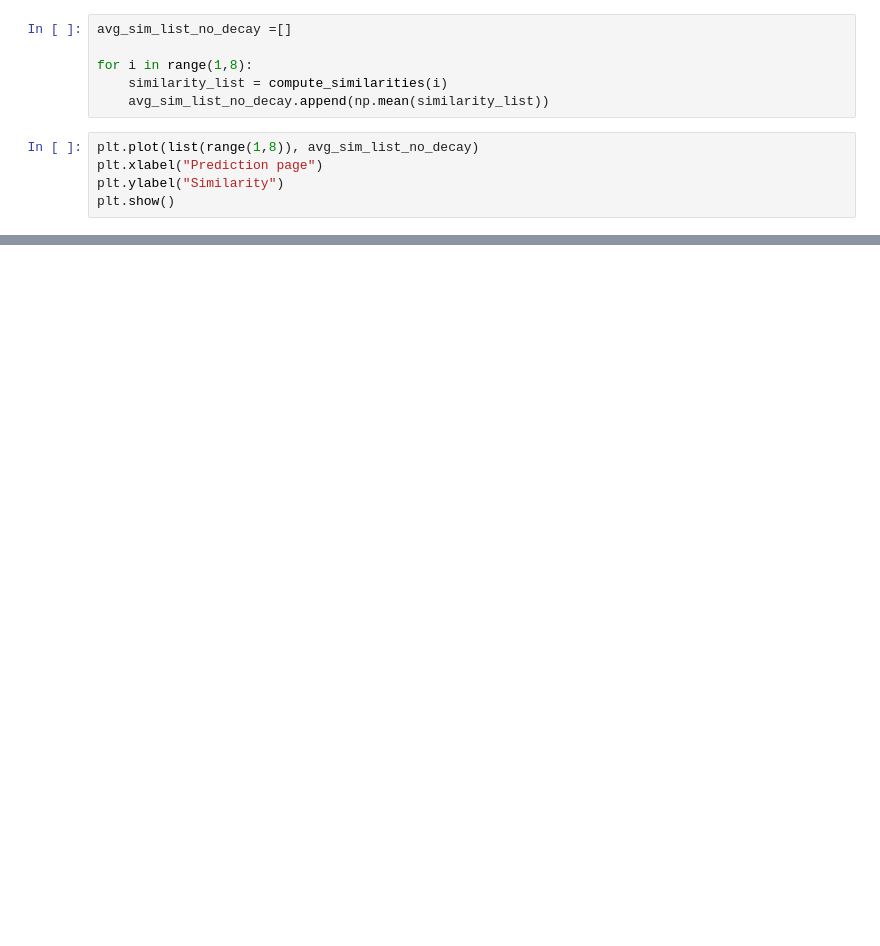
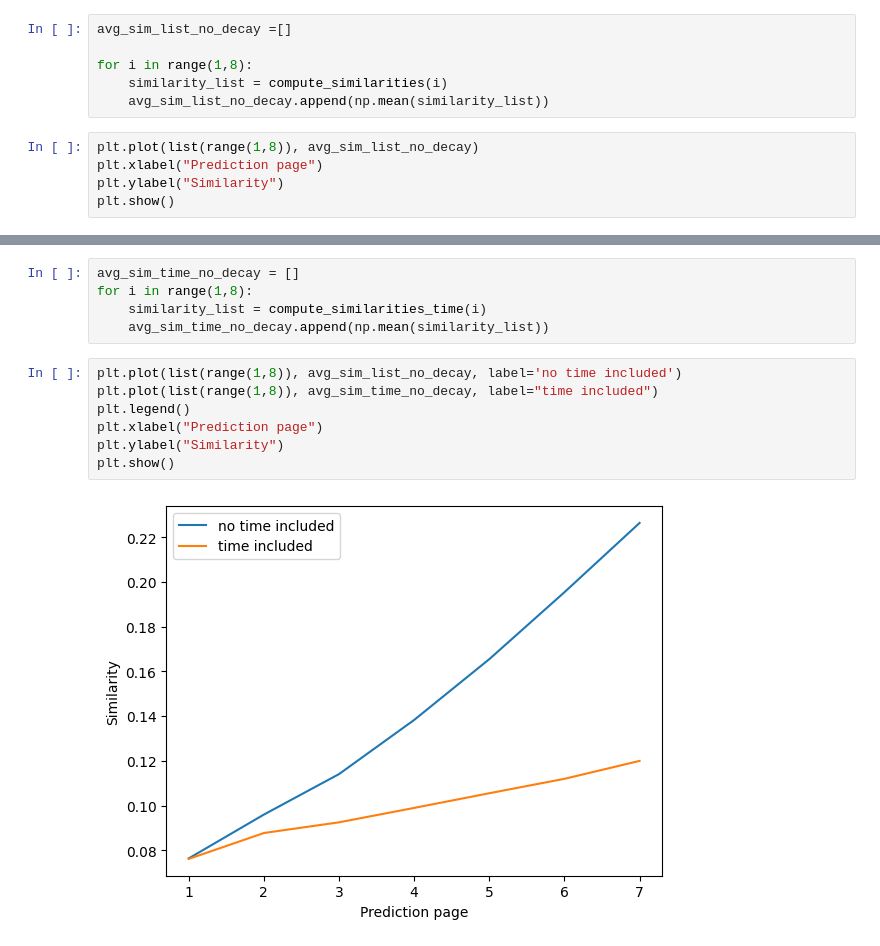
Before and after one commit to MatthewFoster02/3-1-APG-Digital-Exit-Strategy, a Jupyter notebook: src/main/information_scent/IUNISnb.ipynb, the cells around one changed output, grey strips where cells are left out. Drawn from its saved outputs; the diff is of its cells as text; blank space fills up the shorter version.

```diff
--- a/src/main/information_scent/IUNISnb.ipynb
+++ b/src/main/information_scent/IUNISnb.ipynb
@@ -346,0 +376,14 @@ plt.show()
+# %%
+avg_sim_time_no_decay = []
+for i in range(1,8):
+    similarity_list = compute_similarities_time(i)
+    avg_sim_time_no_decay.append(np.mean(similarity_list))
+# %%
+plt.plot(list(range(1,8)), avg_sim_list_no_decay, label='no time included')
+plt.plot(list(range(1,8)), avg_sim_time_no_decay, label="time included")
+plt.legend()
+plt.xlabel("Prediction page")
+plt.ylabel("Similarity")
+plt.show()
+# %% [output]
+[figure, added]
```
Also changed, not shown: parts of 13 cells of this notebook.
